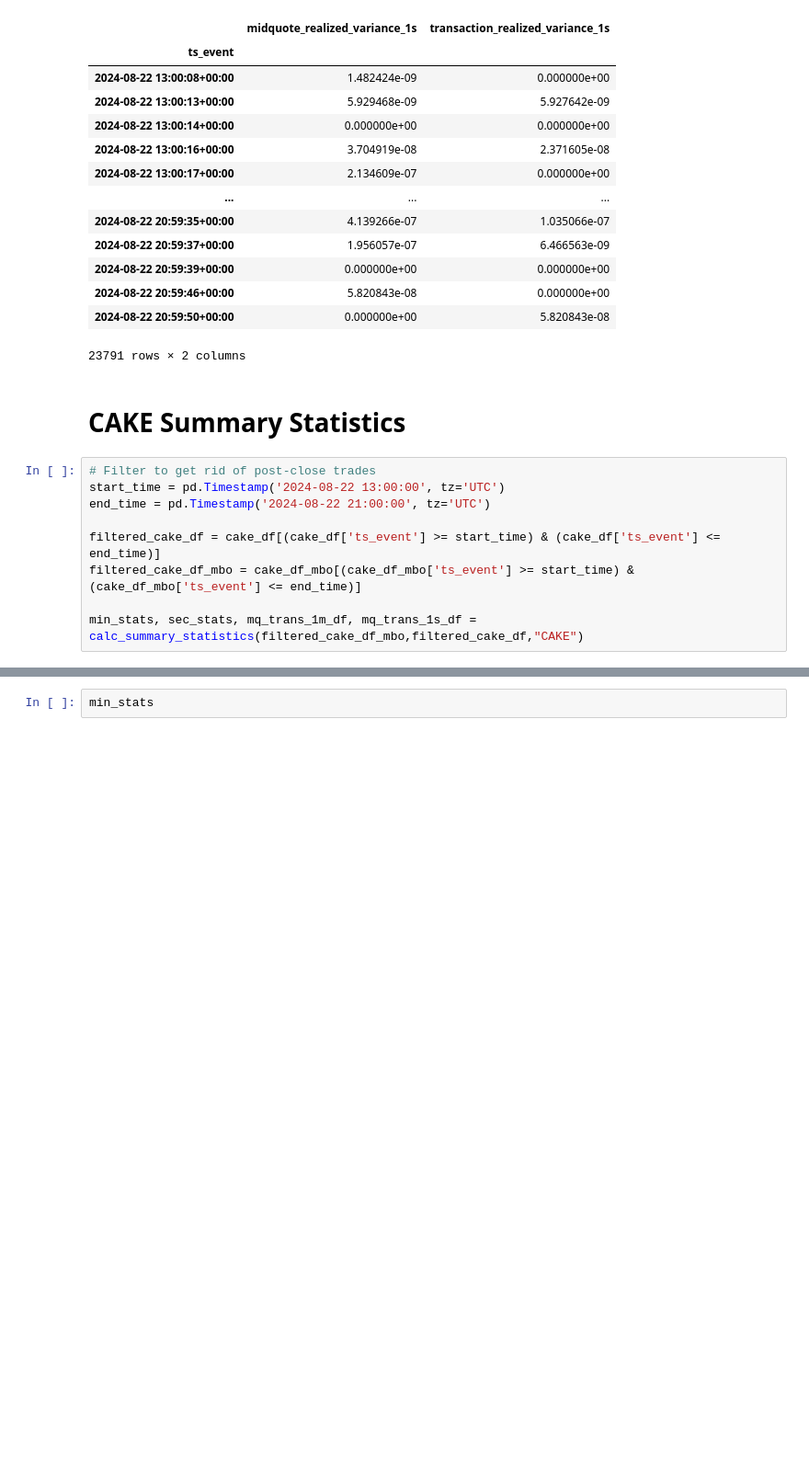
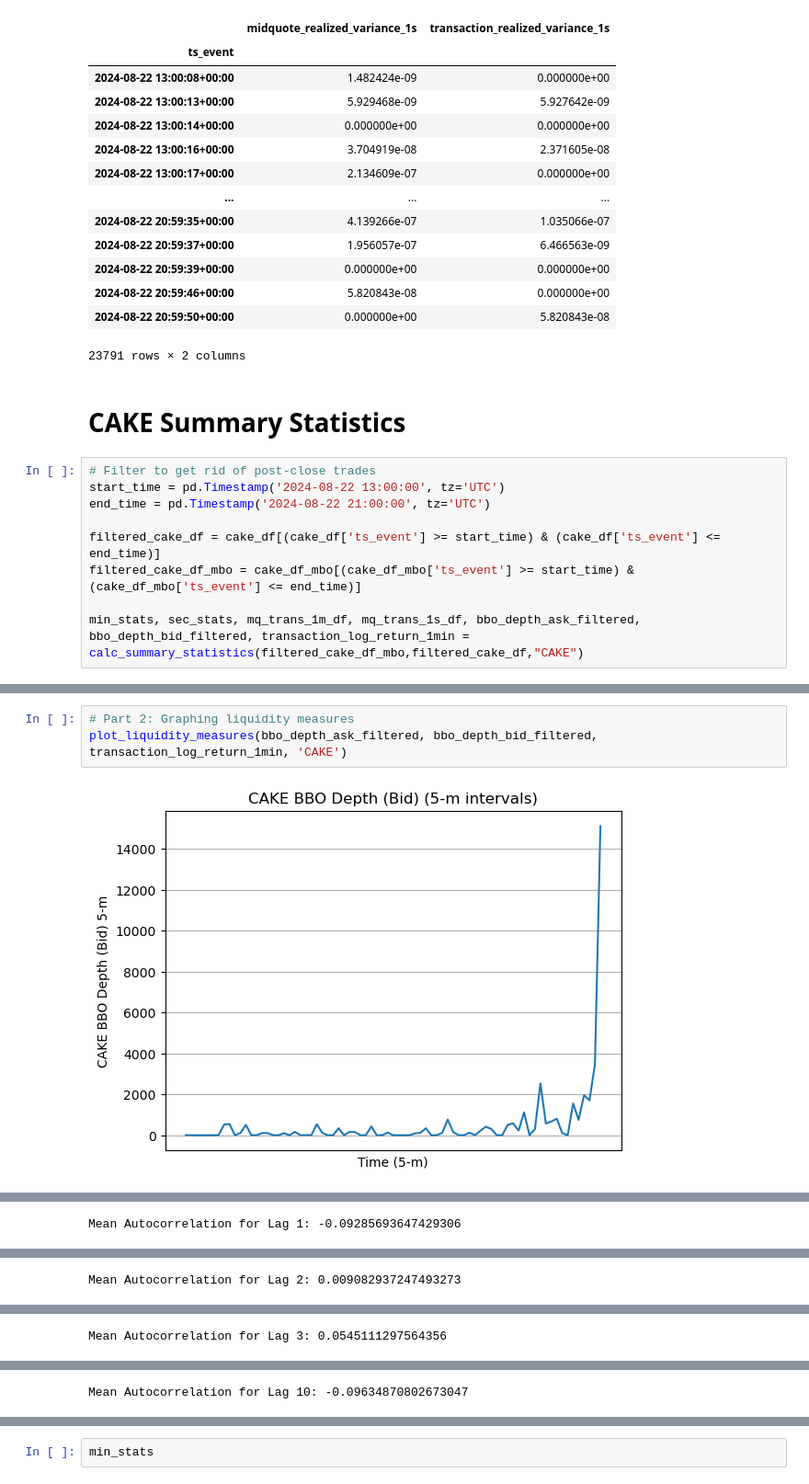
Before and after one commit to amchugh2/230x_team_repo, a Jupyter notebook: hw1 3.ipynb, the cells around one changed output, grey strips where cells are left out. Shown at 92% size. Drawn from its saved outputs; the diff is of its cells as text; blank space fills up the shorter version.

```diff
--- a/hw1 3.ipynb
+++ b/hw1 3.ipynb
@@ -770,7 +767,7 @@ end_time = pd.Timestamp('2024-08-22 21:00:00', tz='UTC')
 filtered_cake_df = cake_df[(cake_df['ts_event'] >= start_time) & (cake_df['ts_event'] <= end_time)]
 filtered_cake_df_mbo = cake_df_mbo[(cake_df_mbo['ts_event'] >= start_time) & (cake_df_mbo['ts_event'] <= end_time)]
 
-min_stats, sec_stats, mq_trans_1m_df, mq_trans_1s_df = calc_summary_statistics(filtered_cake_df_mbo,filtered_cake_df,"CAKE")
+min_stats, sec_stats, mq_trans_1m_df, mq_trans_1s_df, bbo_depth_ask_filtered, bbo_depth_bid_filtered, transaction_log_return_1min = calc_summary_statistics(filtered_cake_df_mbo,filtered_cake_df,"CAKE")
 # %% [output]
 [figure]
 [figure]
@@ -806,0 +788,5 @@ Notes:
+# %%
+# Part 2: Graphing liquidity measures
+plot_liquidity_measures(bbo_depth_ask_filtered, bbo_depth_bid_filtered, transaction_log_return_1min, 'CAKE')
+# %% [output]
+[figure, added]
@@ -806,0 +795 @@ Notes:
+Mean Autocorrelation for Lag 1: -0.09285693647429306
@@ -806,0 +797 @@ Notes:
+Mean Autocorrelation for Lag 2: 0.009082937247493273
@@ -806,0 +799 @@ Notes:
+Mean Autocorrelation for Lag 3: 0.0545111297564356
@@ -806,0 +801 @@ Notes:
+Mean Autocorrelation for Lag 10: -0.09634870802673047
```
Also changed, not shown: parts of 9 cells of this notebook, 1 other file.
